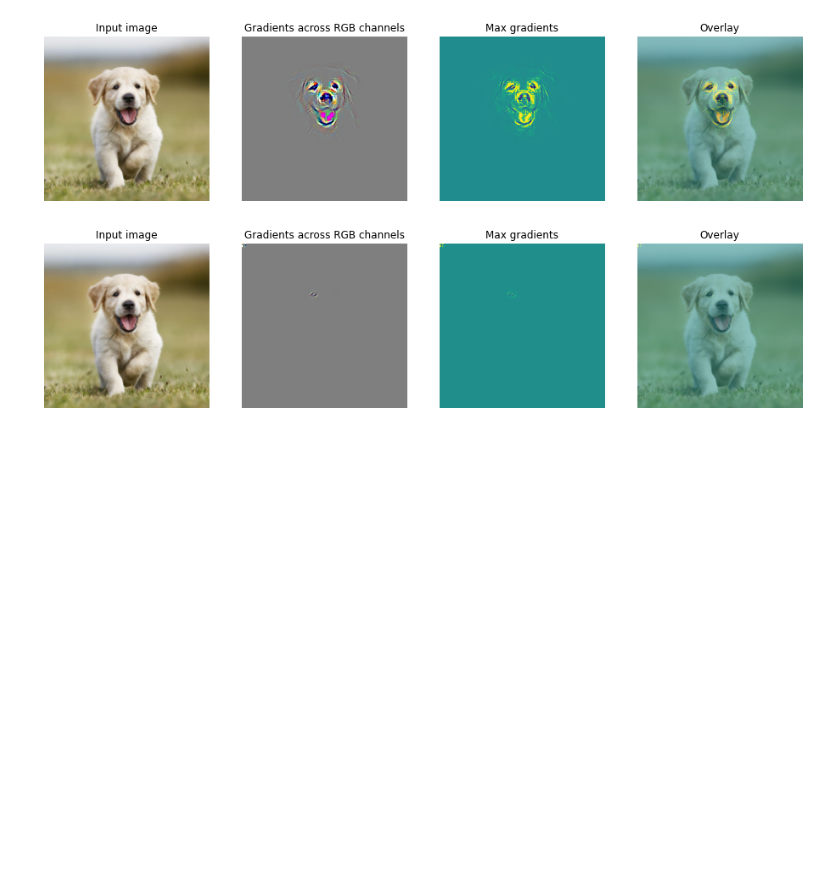
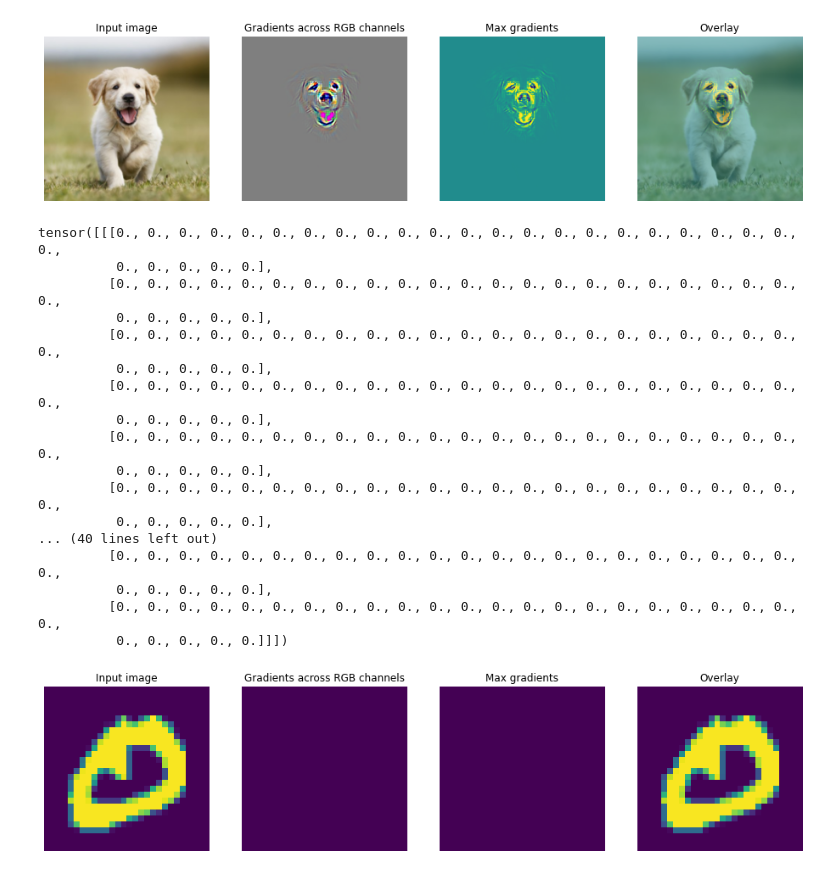
Before and after one commit to Benjsela/CMSC828uProject, a Jupyter notebook: saliency/Network_saliency.ipynb, the cells around one changed output. Drawn from its saved outputs; the diff is of its cells as text; code cells hidden in the pictures; blank space fills up the shorter version.

```diff
--- a/saliency/Network_saliency.ipynb
+++ b/saliency/Network_saliency.ipynb
@@ -41,6 +42,55 @@ visualize_helper(models.alexnet)
 # %% [output]
 [figure]
 # %%
-visualize_helper(models.resnet50)
+# visualize_helper(models.resnet50)
-# %% [output]
-[figure, removed]
+# %%
+def visualize_helper_selftrained(model, tensor=img, k=84):
+    backprop = Backprop(model)
+    gradients, max_gradients = backprop.visualize(tensor, k, alpha = 0, return_output = True)
+    print(max_gradients)
+    return gradients, max_gradients
+# %%
+import sys
+sys.path.insert(1, '../networks')
+from starter import CNN
+
+device = torch.device("cpu")
+model = CNN().to(device)
+checkpoint = torch.load(PATH)
+model.load_state_dict(checkpoint['model_state_dict'], map_location=device)
+optimizer.load_state_dict(checkpoint['optimizer_state_dict'])
+epoch = checkpoint['epoch']
+loss = checkpoint['loss']
+model.train()
+
+train_loader = torch.utils.data.DataLoader(
+    datasets.MNIST('../networks/data', train=True, download=True,
+                   transform=transforms.Compose([
+                       transforms.ToTensor(),
+                       transforms.Normalize((0.1307,), (0.3081,))
+                   ])),
+        batch_size=1, shuffle=True)
+
+for batch_idx, (data, target) in enumerate(train_loader):
+    data, target = data.to(device), target.to(device)
+    visualize_helper_selftrained(model, tensor=data, k=target)
+    break
+# %% [output]
+tensor([[[0., 0., 0., 0., 0., 0., 0., 0., 0., 0., 0., 0., 0., 0., 0., 0., 0., 0., 0., 0., 0., 0., 0.,
+          0., 0., 0., 0., 0.],
+         [0., 0., 0., 0., 0., 0., 0., 0., 0., 0., 0., 0., 0., 0., 0., 0., 0., 0., 0., 0., 0., 0., 0.,
+          0., 0., 0., 0., 0.],
+         [0., 0., 0., 0., 0., 0., 0., 0., 0., 0., 0., 0., 0., 0., 0., 0., 0., 0., 0., 0., 0., 0., 0.,
+          0., 0., 0., 0., 0.],
+         [0., 0., 0., 0., 0., 0., 0., 0., 0., 0., 0., 0., 0., 0., 0., 0., 0., 0., 0., 0., 0., 0., 0.,
+          0., 0., 0., 0., 0.],
+         [0., 0., 0., 0., 0., 0., 0., 0., 0., 0., 0., 0., 0., 0., 0., 0., 0., 0., 0., 0., 0., 0., 0.,
+          0., 0., 0., 0., 0.],
+         [0., 0., 0., 0., 0., 0., 0., 0., 0., 0., 0., 0., 0., 0., 0., 0., 0., 0., 0., 0., 0., 0., 0.,
+          0., 0., 0., 0., 0.],
+... (40 lines left out)
+         [0., 0., 0., 0., 0., 0., 0., 0., 0., 0., 0., 0., 0., 0., 0., 0., 0., 0., 0., 0., 0., 0., 0.,
+          0., 0., 0., 0., 0.],
+         [0., 0., 0., 0., 0., 0., 0., 0., 0., 0., 0., 0., 0., 0., 0., 0., 0., 0., 0., 0., 0., 0., 0.,
+          0., 0., 0., 0., 0.]]])
+[figure, added]
```
Also changed, not shown: parts of 1 cell of this notebook.
